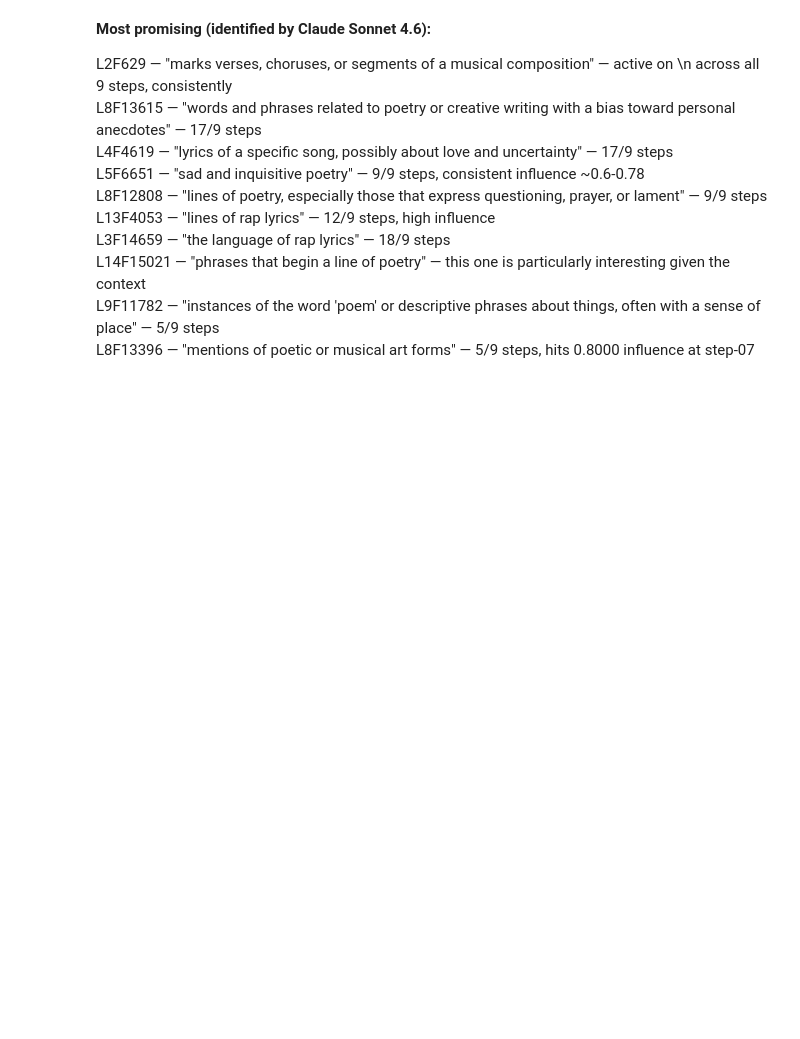
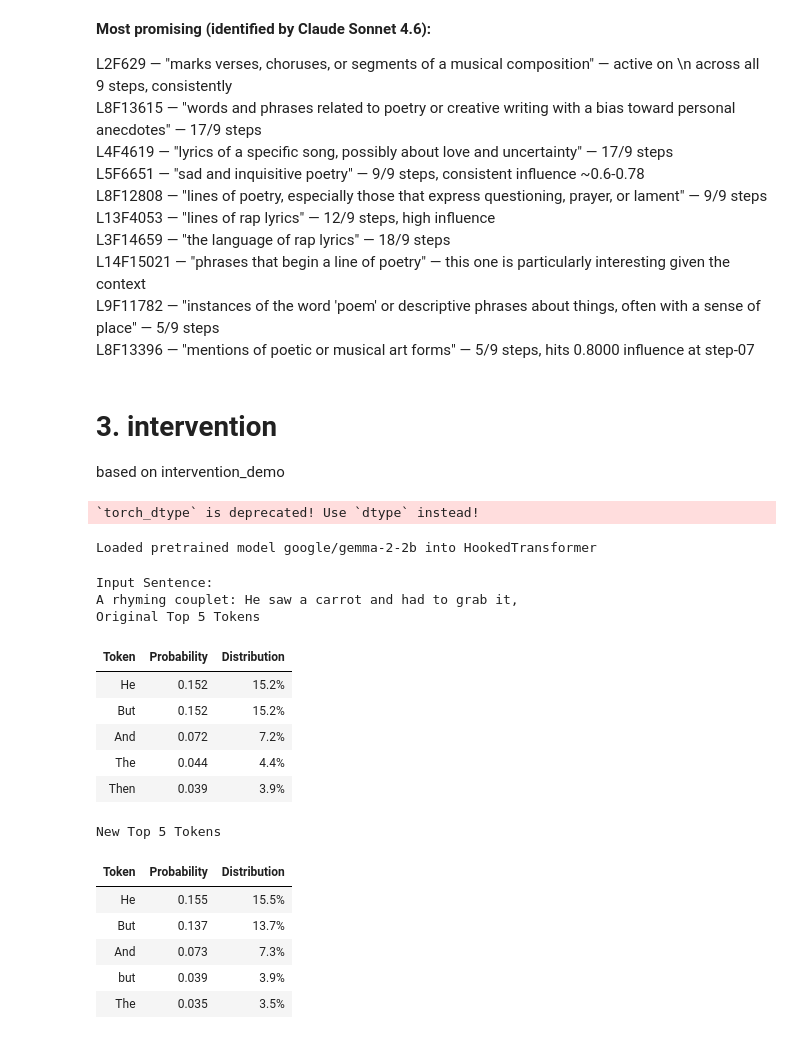
Before and after one commit to sirichada/circuit-tracer, a Jupyter notebook: demos/poetry_demo.ipynb, the cells around one changed output. Drawn from its saved outputs; the diff is of its cells as text; code cells hidden in the pictures; blank space fills up the shorter version.

Commit message:
intervention of node in circuit for poetry demo

```diff
--- a/demos/poetry_demo.ipynb
+++ b/demos/poetry_demo.ipynb
@@ -358,3 +373,58 @@ L3F14659 — "the language of rap lyrics" — 18/9 steps
 L14F15021 — "phrases that begin a line of poetry" — this one is particularly interesting given the context
 L9F11782 — "instances of the word 'poem' or descriptive phrases about things, often with a sense of place" — 5/9 steps
 L8F13396 — "mentions of poetic or musical art forms" — 5/9 steps, hits 0.8000 influence at step-07
+# %% [markdown]
+# 3. intervention
+based on intervention_demo
+# %%
+from collections import namedtuple
+from functools import partial
+
+import torch
+
+from circuit_tracer import ReplacementModel
+
+# display functions
+from circuit_tracer.utils.demo_utils import display_topk_token_predictions, display_generations_comparison
+
+backend = 'transformerlens'  # change to 'nnsight' for the nnsight backend!
+model = ReplacementModel.from_pretrained("google/gemma-2-2b", "gemma", dtype=torch.bfloat16, backend=backend)
+# %% [output]
+`torch_dtype` is deprecated! Use `dtype` instead!
+Loaded pretrained model google/gemma-2-2b into HookedTransformer
+# %%
+Feature = namedtuple('Feature', ['layer', 'pos', 'feature_idx'])
+
+# a display function that needs the model's tokenizer
+display_topk_token_predictions = partial(display_topk_token_predictions, tokenizer=model.tokenizer)
+# %%
+# L14F15021 = "phrases that begin a line of poetry"
+supernode_features = [
+    Feature(layer=14,pos=-1,feature_idx=15021),
+]
+
+intervention_tuples = [(*supernode_feature, 0.0) for supernode_feature in supernode_features]
+# %%
+s = "A rhyming couplet:\nHe saw a carrot and had to grab it,\n"
+with torch.inference_mode():
+    original_logits, _  = model.feature_intervention(s, [])
+    new_logits, _ = model.feature_intervention(s, intervention_tuples)
+
+display_topk_token_predictions(s, original_logits, new_logits)
+# %% [output]
+Input Sentence:
+A rhyming couplet: He saw a carrot and had to grab it,
+Original Top 5 Tokens
+| Token | Probability | Distribution |
+| He | 0.152 | 15.2% |
+| But | 0.152 | 15.2% |
+| And | 0.072 | 7.2% |
+| The | 0.044 | 4.4% |
+| Then | 0.039 | 3.9% |
+New Top 5 Tokens
+| Token | Probability | Distribution |
+| He | 0.155 | 15.5% |
+| But | 0.137 | 13.7% |
+| And | 0.073 | 7.3% |
+| but | 0.039 | 3.9% |
+| The | 0.035 | 3.5% |
```
Also changed, not shown: parts of 5 cells of this notebook, 1 other file.
